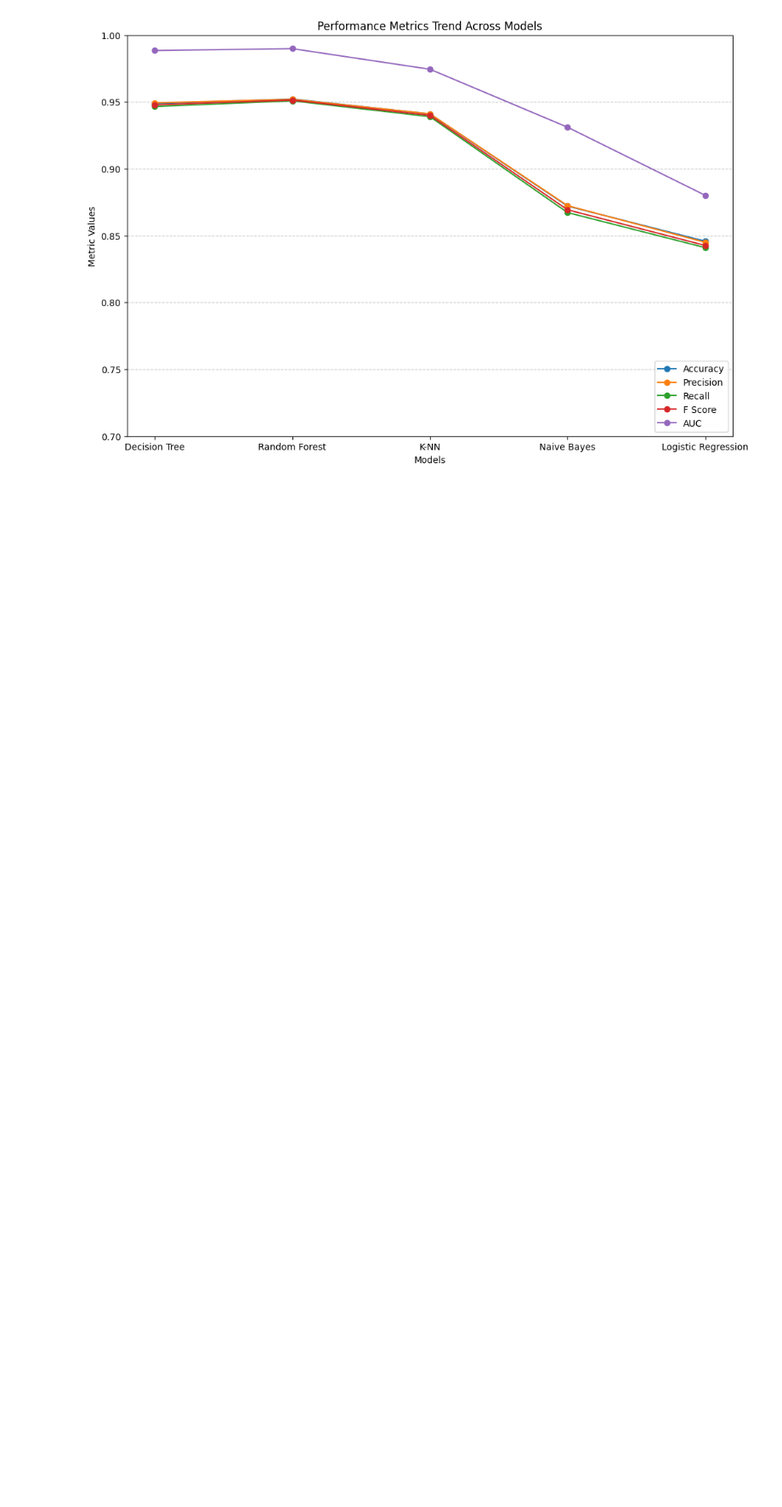
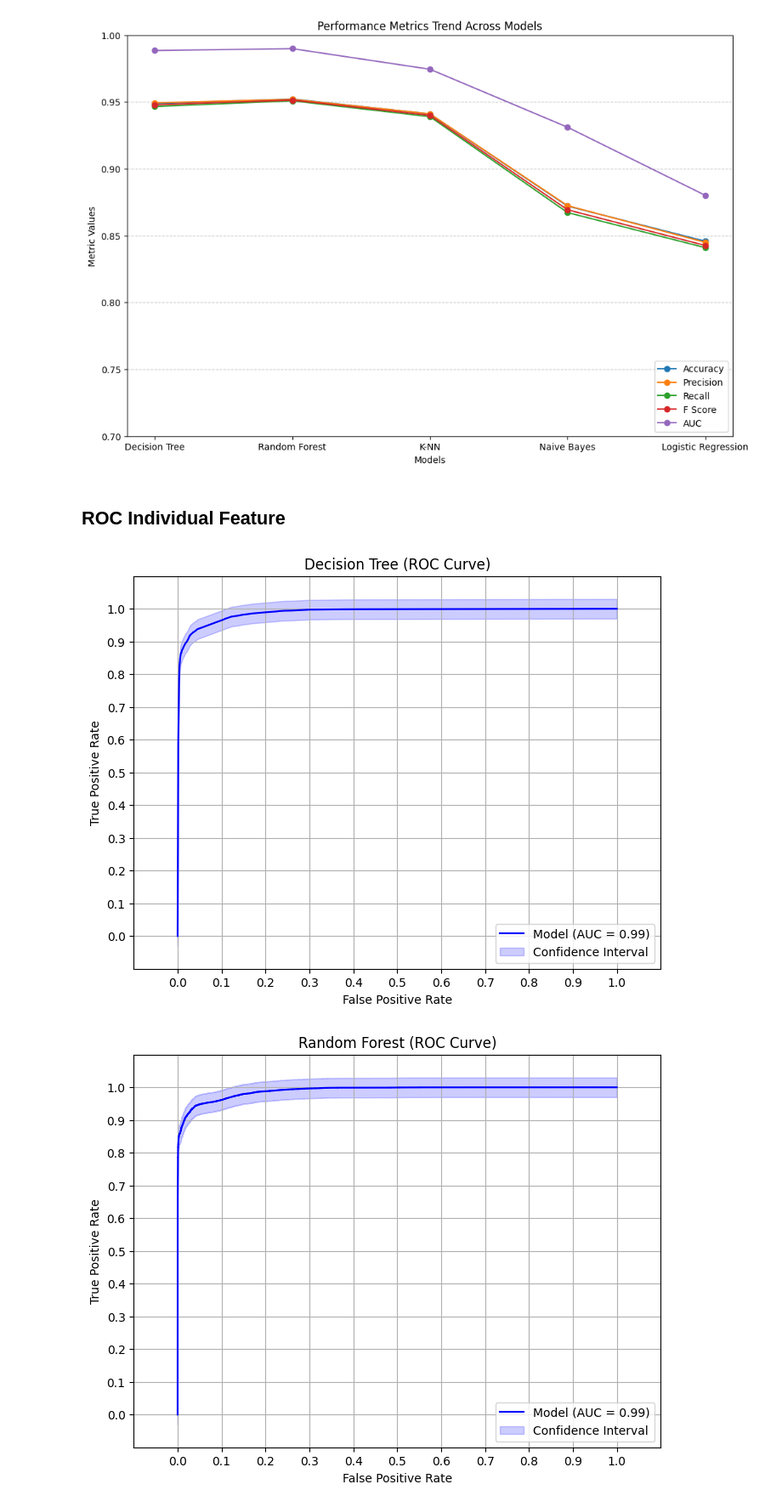
Before and after one commit to jayjirakrit/data-mining-final-project, a Jupyter notebook: sample.ipynb, the cells around one changed output. Shown: that part at 85% size. Cells and saved outputs as stored; diff of their text form; code cells hidden in the pictures; blank space fills up the shorter version.

Commit message:
Add ROC curve

```diff
--- a/sample.ipynb
+++ b/sample.ipynb
@@ -258,8 +240,9 @@ Final selected features (appeared in at least 3 models): ['Online boarding', 'Ty
 # %% [markdown]
 ## Model Evaluation Functions
 # %%
-from sklearn.metrics import roc_auc_score,accuracy_score,precision_score, recall_score, classification_report
-from sklearn.model_selection import train_test_split
+from sklearn.metrics import roc_auc_score,accuracy_score, classification_report
+import matplotlib.pyplot as plt
+from sklearn.metrics import roc_curve
 
 def evaluate_model_top(X, y,X_test,y_test, model, model_name):
     print(f"Performing evaluation model top 5 feature {model_name}...")
@@ -273,6 +256,8 @@ def evaluate_model(X_train, y_train, X_test, y_test, model, model_name) -> dict[
     model.fit(X_train, y_train)
     y_pred = model.predict(X_test)
     y_probs = model.predict_proba(X_test)[:, 1] # Calculate AUC
+    y_test_binary = [1 if label == 'satisfied' else 0 for label in y_test]
+    fpr, tpr, thresholds = roc_curve(y_test_binary, y_probs)
     report = classification_report(y_test, y_pred,output_dict=True)
     evaluate_result = {
         "Accuracy":  accuracy_score(y_test,y_pred),
@@ -280,9 +265,28 @@ def evaluate_model(X_train, y_train, X_test, y_test, model, model_name) -> dict[
         "Recall":  report['macro avg']['recall'],
         "F Score":  report['macro avg']['f1-score'],
         "AUC":  float(roc_auc_score(y_test,y_probs)),
+        "FPR": fpr,
+        "TPR": tpr
     }
     print(f"{model_name} - Result: {evaluate_result}\n")
     return evaluate_result
+
+def roc_graph(evaluate_result, model_name):
+    # Plot the ROC curve
+    plt.figure(figsize=(8, 6))
+    plt.plot(evaluate_result["FPR"], evaluate_result["TPR"], label=f"Model (AUC = {evaluate_result["AUC"]:.2f})", color='blue')
+    # plt.plot([0, 1], [0, 1], linestyle='--', color='red', label='Random Baseline')
+    plt.xlim([-0.1, 1.1])
+    plt.ylim([-0.1, 1.1])
+    plt.xticks([i/10.0 for i in range(0, 11)])
+    plt.yticks([i/10.0 for i in range(0, 11)])
+    plt.fill_between(evaluate_result["FPR"], evaluate_result["TPR"] - 0.03, evaluate_result["TPR"] + 0.03, color='blue', alpha=0.2, label="Confidence Interval")
+    plt.title(f"{model_name} (ROC Curve)")
+    plt.xlabel("False Positive Rate")
+    plt.ylabel("True Positive Rate")
+    plt.legend(loc="lower right")
+    plt.grid()
+    plt.show()
 
 def gen_table(input):
     # Convert dictionary to DataFrame and transpose
@@ -503,3 +507,12 @@ findfont: Generic family 'sans-serif' not found because none of the following fa
 findfont: Generic family 'sans-serif' not found because none of the following families were found: Arial Unicode MS
 findfont: Generic family 'sans-serif' not found because none of the following families were found: Arial Unicode MS
 [figure]
+# %% [markdown]
+## ROC Individual Feature
+# %%
+# ROC Graph for individual feature
+for model_name, evaluate_result in evaluate_results.items():
+    roc_graph(evaluate_result,model_name)
+# %% [output]
+[figure, added]
+[figure, added]
```
Also changed, not shown: parts of 6 cells of this notebook.
